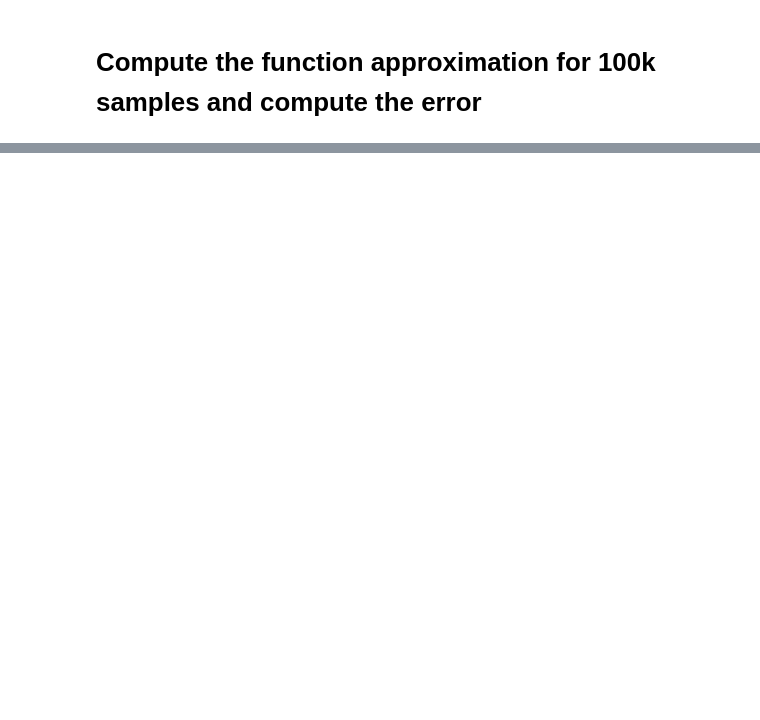
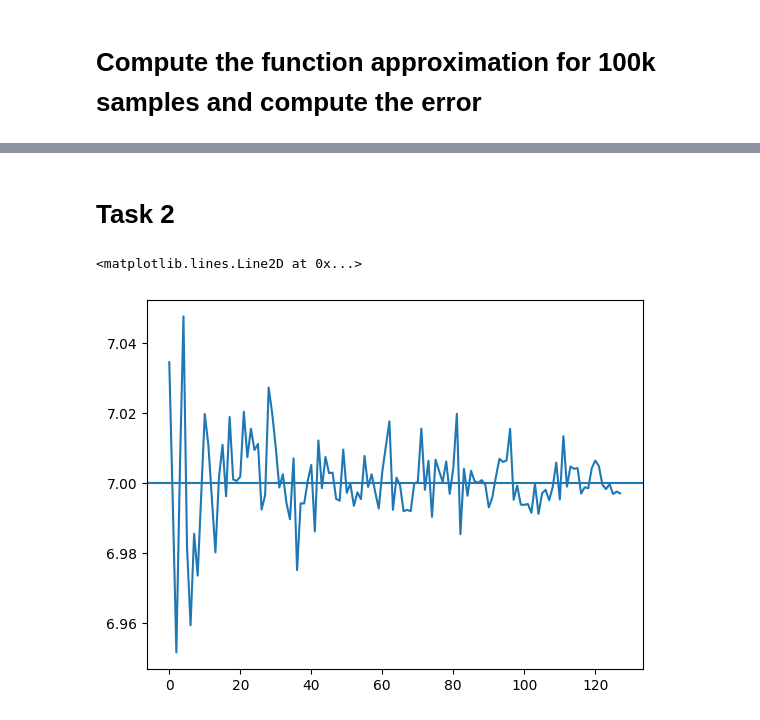
Before and after one commit to Yuvraj-Dhepe/uni_bayesian, a Jupyter notebook: Ex_6/exercise_6_nicolas_version.ipynb, the cells around one changed output, grey strips where cells are left out. Cells and saved outputs as stored; diff of their text form; code cells hidden in the pictures; blank space fills up the shorter version.

Commit message:
Added code for task2

```diff
--- a/Ex_6/exercise_6_nicolas_version.ipynb
+++ b/Ex_6/exercise_6_nicolas_version.ipynb
@@ -123,0 +124,29 @@ Text(0.5, 1.0, 'function approximation after n samples X axis is /50')
+# %% [markdown]
+# Task 2
+# %%
+def f_(x: np.array)-> np.array:
+    return 1 + 2 * x + x ** 2
+
+def xi(m: int) -> float:
+    return np.random.normal(1, math.sqrt(3), m)
+# %%
+M: range = range(1, 257, 2)
+N: int = 10000
+means: List[np.array] = []
+variances: List[np.array] = []
+
+for m in M:
+    mean_approximations: List[np.array] = []
+    var_approximations: List[float] = []
+    for n in range(N):
+        fm_bar: np.array = 1/m * np.sum((f_(xi(m=m))))
+        mean_approximations.append(fm_bar)
+
+    means.append(np.mean(mean_approximations))
+    variances.append(np.var(mean_approximations))
+# %%
+plt.plot(means)
+plt.axhline(7)
+# %% [output]
+<matplotlib.lines.Line2D at 0x...>
+[figure, added]
```
Also changed, not shown: parts of 4 cells of this notebook.
